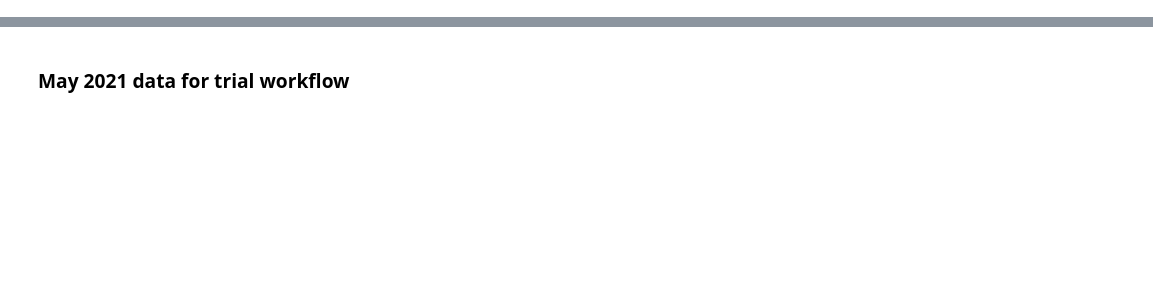
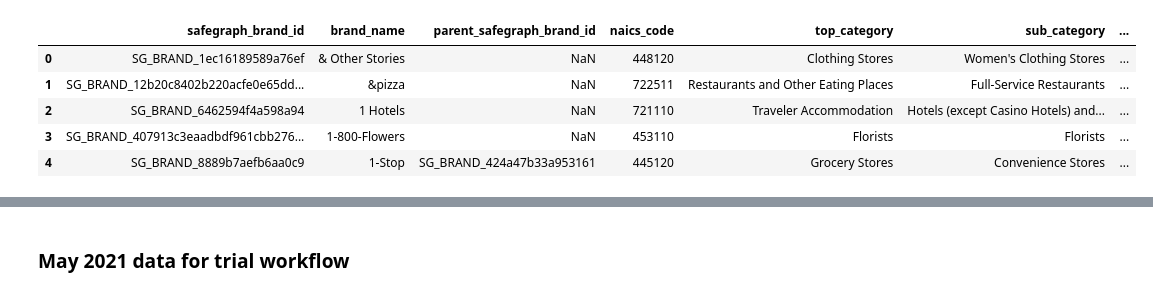
Before and after one commit to nka77/Economical-Impact-of-Covid-19, a Jupyter notebook: notebooks/yffl/econ_data_prep.ipynb, the cells around one changed output, grey strips where cells are left out. Saved outputs shown, nothing was run; the diff lists cells and outputs as text; code cells hidden in the pictures; blank space fills up the shorter version.

Commit message:
Updated data cleaning code

```diff
--- a/notebooks/yffl/econ_data_prep.ipynb
+++ b/notebooks/yffl/econ_data_prep.ipynb
@@ -2,0 +7,11 @@ import pandas as pd
+# %%
+brands = pd.read_csv(f'{DATA_DIR}/brand_info.csv')
+# %%
+brands.head()
+# %% [output]
+|  | safegraph_brand_id | brand_name | parent_safegraph_brand_id | naics_code | top_category | sub_category | ... |
+| 0 | SG_BRAND_1ec16189589a76ef | & Other Stories | NaN | 448120 | Clothing Stores | Women's Clothing Stores | ... |
+| 1 | SG_BRAND_12b20c8402b220acfe0e65dd... | &pizza | NaN | 722511 | Restaurants and Other Eating Places | Full-Service Restaurants | ... |
+| 2 | SG_BRAND_6462594f4a598a94 | 1 Hotels | NaN | 721110 | Traveler Accommodation | Hotels (except Casino Hotels) and... | ... |
+| 3 | SG_BRAND_407913c3eaadbdf961cbb276... | 1-800-Flowers | NaN | 453110 | Florists | Florists | ... |
+| 4 | SG_BRAND_8889b7aefb6aa0c9 | 1-Stop | SG_BRAND_424a47b33a953161 | 445120 | Grocery Stores | Convenience Stores | ... |
```
Also changed, not shown: parts of 82 cells of this notebook.
